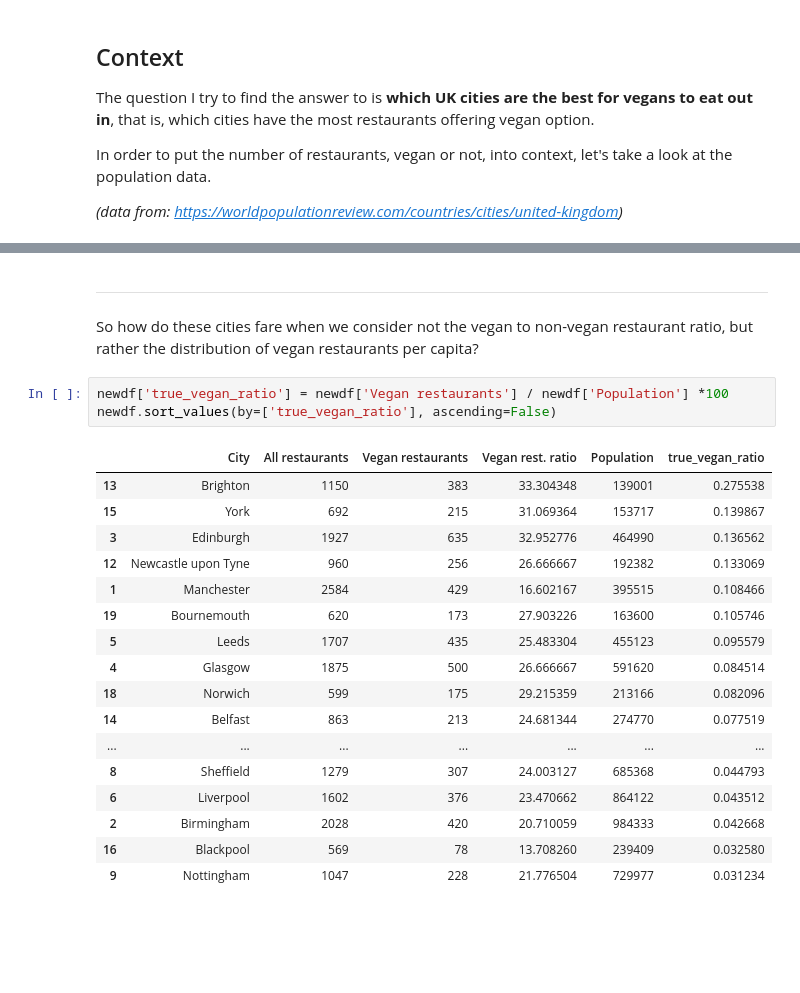
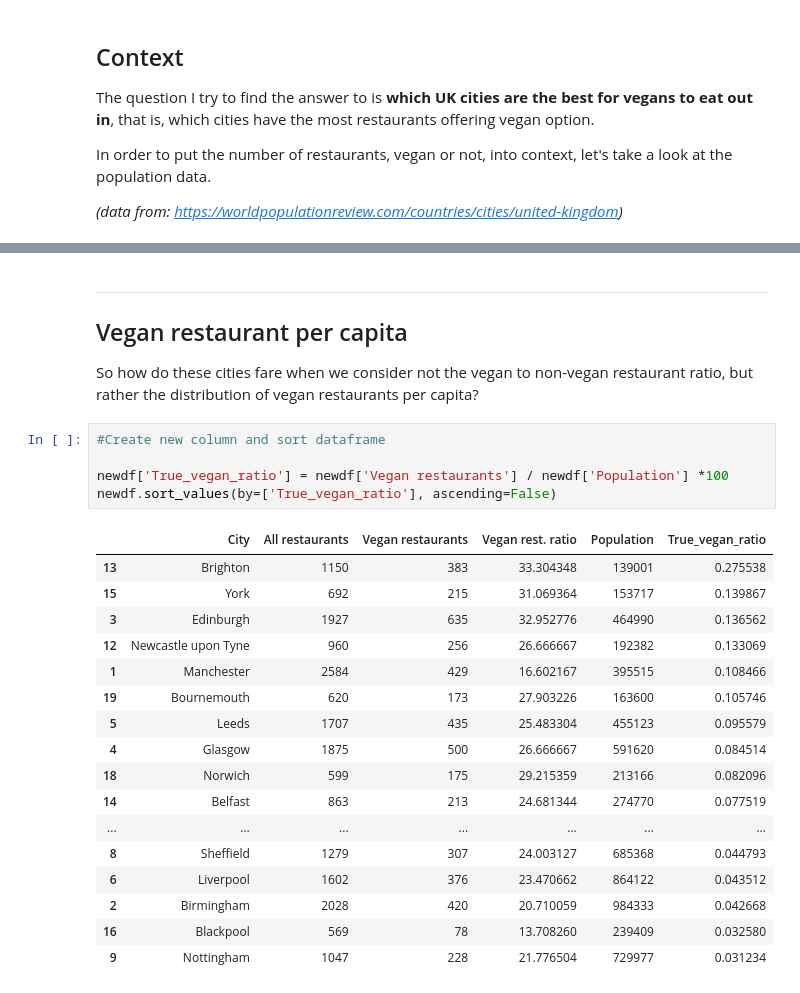
Before and after one commit to juditjegaszabo/Trip_Advisor_Project, a Jupyter notebook: analysis.ipynb, the cells around one changed output, grey strips where cells are left out. Cells and saved outputs as stored; diff of their text form; blank space fills up the shorter version.

```diff
--- a/analysis.ipynb
+++ b/analysis.ipynb
@@ -185,12 +204,17 @@ newdf.sort_values(by=['Population'], ascending=False)
 | 13 | Brighton | 1150 | 383 | 33.304348 | 139001 |
 # %% [markdown]
 ---
+
+## Vegan restaurant per capita
+
 So how do these cities fare when we consider not the vegan to non-vegan restaurant ratio, but rather the distribution of vegan restaurants per capita?
 # %%
-newdf['true_vegan_ratio'] = newdf['Vegan restaurants'] / newdf['Population'] *100
-newdf.sort_values(by=['true_vegan_ratio'], ascending=False)
+#Create new column and sort dataframe
+
+newdf['True_vegan_ratio'] = newdf['Vegan restaurants'] / newdf['Population'] *100
+newdf.sort_values(by=['True_vegan_ratio'], ascending=False)
 # %% [output]
-|  | City | All restaurants | Vegan restaurants | Vegan rest. ratio | Population | true_vegan_ratio |
+|  | City | All restaurants | Vegan restaurants | Vegan rest. ratio | Population | True_vegan_ratio |
 | 13 | Brighton | 1150 | 383 | 33.304348 | 139001 | 0.275538 |
 | 15 | York | 692 | 215 | 31.069364 | 153717 | 0.139867 |
 | 3 | Edinburgh | 1927 | 635 | 32.952776 | 464990 | 0.136562 |
```
Also changed, not shown: parts of 19 cells of this notebook.
